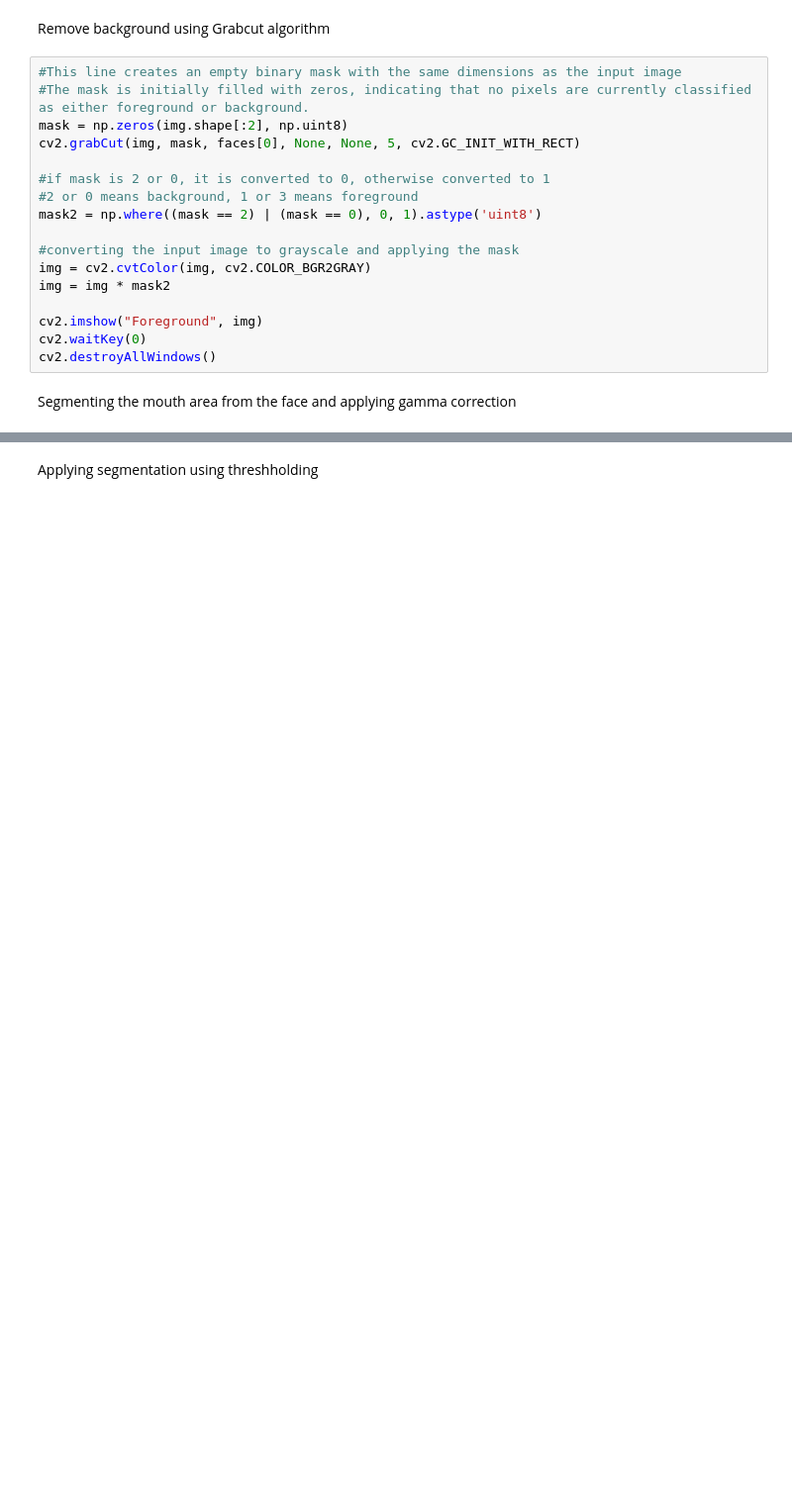
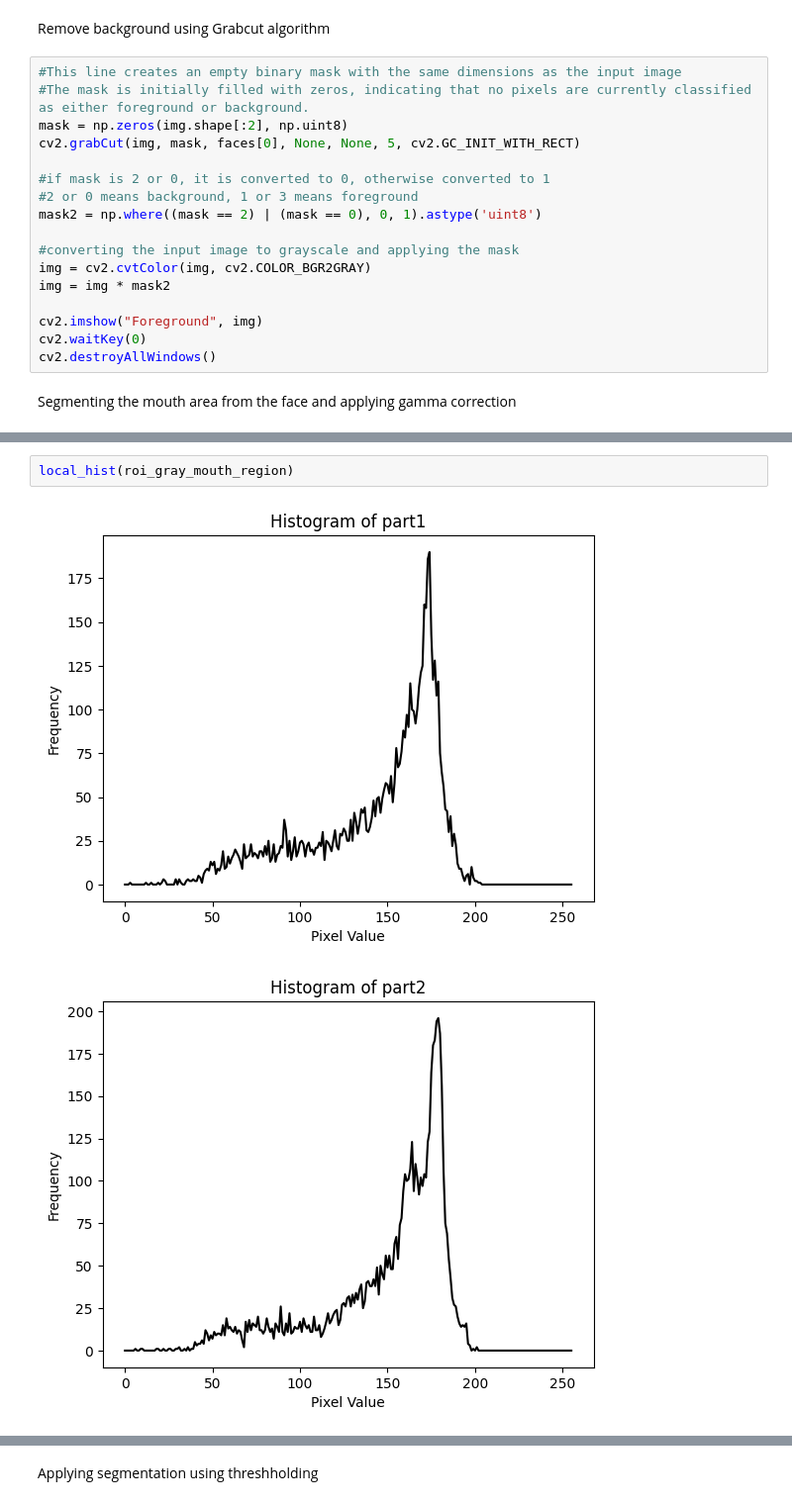
Before and after one commit to yosamah/Image-processing-project, a Jupyter notebook: Lab_1_std.ipynb, the cells around one changed output, grey strips where cells are left out. Shown: that part at 99% size. Cells and saved outputs as stored; diff of their text form; blank space fills up the shorter version.

```diff
--- a/Lab_1_std.ipynb
+++ b/Lab_1_std.ipynb
@@ -101,0 +133,5 @@ for (x, y, w, h) in faces:
+# %%
+local_hist(roi_gray_mouth_region)
+# %% [output]
+[figure, added]
+[figure, added]
```
Also changed, not shown: parts of 6 cells of this notebook, 1 other file.
